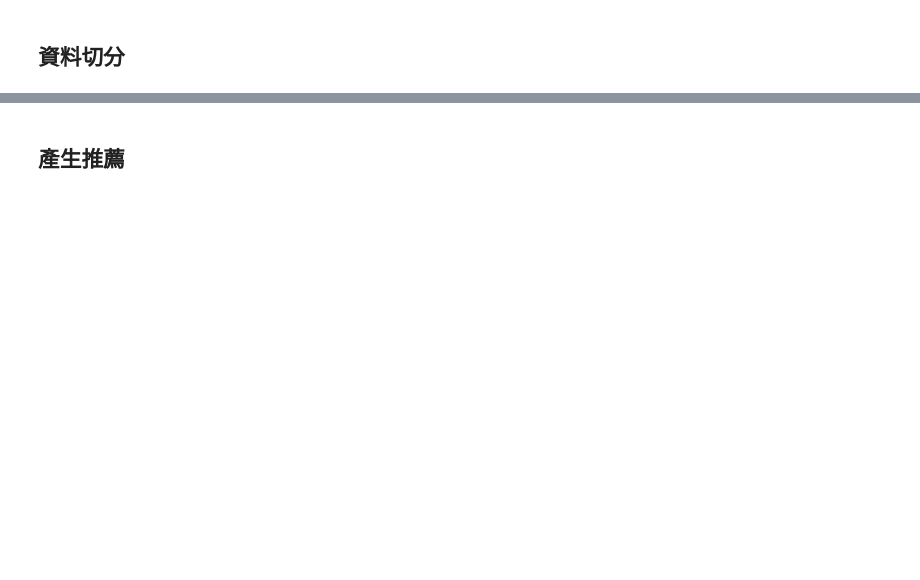
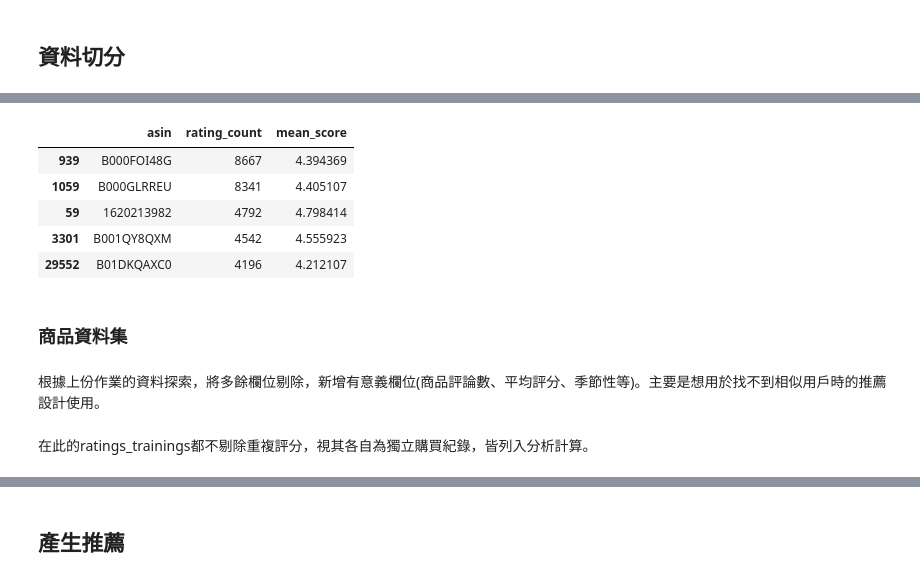
Before and after one commit to yeha98555/data-course-sample, a Jupyter notebook: S5/A6_cf-surprise.ipynb, the cells around one changed output, grey strips where cells are left out. Cells and saved outputs as stored; diff of their text form; code cells hidden in the pictures; blank space fills up the shorter version.

```diff
--- a/S5/A6_cf-surprise.ipynb
+++ b/S5/A6_cf-surprise.ipynb
@@ -63,0 +114,13 @@ users = list(ratings_testings_by_user.keys())
+# %%
+ratings_trainings_item = ratings_trainings_unique.groupby('asin') \
+       .agg({'reviewerID':'size', 'overall':'mean'}) \
+       .rename(columns={'reviewerID':'rating_count','overall':'mean_score'}) \
+       .reset_index().sort_values('rating_count', ascending=False)
+ratings_trainings_item.head()
+# %% [output]
+|  | asin | rating_count | mean_score |
+| 939 | B000FOI48G | 8667 | 4.394369 |
+| 1059 | B000GLRREU | 8341 | 4.405107 |
+| 59 | 1620213982 | 4792 | 4.798414 |
+| 3301 | B001QY8QXM | 4542 | 4.555923 |
+| 29552 | B01DKQAXC0 | 4196 | 4.212107 |
@@ -63,0 +129,6 @@ users = list(ratings_testings_by_user.keys())
+# %% [markdown]
+### 商品資料集
+# %% [markdown]
+根據上份作業的資料探索，將多餘欄位剔除，新增有意義欄位(商品評論數、平均評分、季節性等)。主要是想用於找不到相似用戶時的推薦設計使用。
+# %% [markdown]
+在此的ratings_trainings都不剔除重複評分，視其各自為獨立購買紀錄，皆列入分析計算。
```
Also changed, not shown: parts of 54 cells of this notebook.
